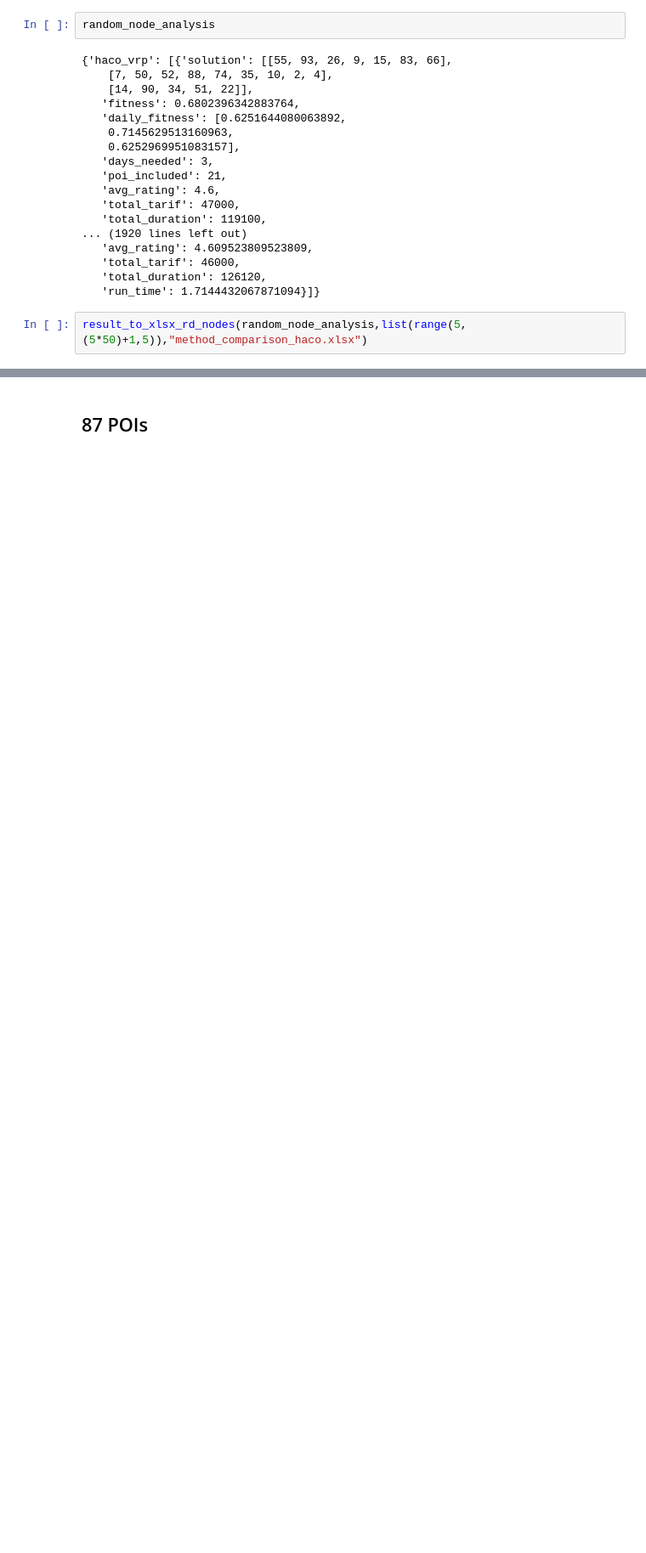
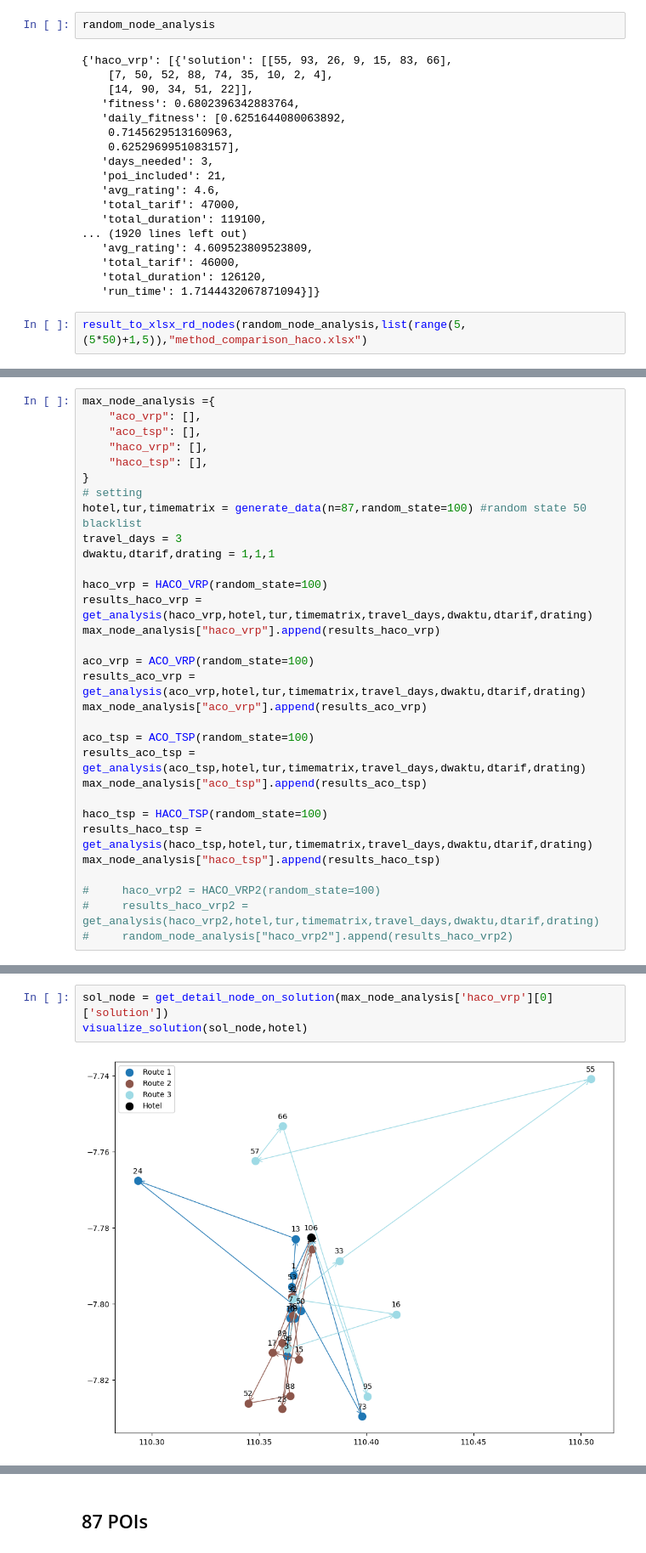
Before and after one commit to rahmatttt/travel-itinerary-recommendation, a Jupyter notebook: Results_analysis_3_haco.ipynb, the cells around one changed output, grey strips where cells are left out. Shown at 85% size. Saved outputs shown, nothing was run; the diff lists cells and outputs as text; blank space fills up the shorter version.

Commit message:
new update haco

```diff
--- a/Results_analysis_3_haco.ipynb
+++ b/Results_analysis_3_haco.ipynb
@@ -271,0 +274,31 @@ result_to_xlsx_rd_nodes(random_node_analysis,list(range(5,(5*50)+1,5)),"method_c
+# %%
+max_node_analysis ={
+    "aco_vrp": [],
+    "aco_tsp": [],
+    "haco_vrp": [],
+    "haco_tsp": [],
+}
+# setting
+hotel,tur,timematrix = generate_data(n=87,random_state=100) #random state 50 blacklist
+travel_days = 3
+dwaktu,dtarif,drating = 1,1,1
+
+haco_vrp = HACO_VRP(random_state=100)
+results_haco_vrp = get_analysis(haco_vrp,hotel,tur,timematrix,travel_days,dwaktu,dtarif,drating)
+max_node_analysis["haco_vrp"].append(results_haco_vrp)
+
+aco_vrp = ACO_VRP(random_state=100)
+results_aco_vrp = get_analysis(aco_vrp,hotel,tur,timematrix,travel_days,dwaktu,dtarif,drating)
+max_node_analysis["aco_vrp"].append(results_aco_vrp)
+
+aco_tsp = ACO_TSP(random_state=100)
+results_aco_tsp = get_analysis(aco_tsp,hotel,tur,timematrix,travel_days,dwaktu,dtarif,drating)
+max_node_analysis["aco_tsp"].append(results_aco_tsp)
+
+haco_tsp = HACO_TSP(random_state=100)
+results_haco_tsp = get_analysis(haco_tsp,hotel,tur,timematrix,travel_days,dwaktu,dtarif,drating)
+max_node_analysis["haco_tsp"].append(results_haco_tsp)
+
+#     haco_vrp2 = HACO_VRP2(random_state=100)
+#     results_haco_vrp2 = get_analysis(haco_vrp2,hotel,tur,timematrix,travel_days,dwaktu,dtarif,drating)
+#     random_node_analysis["haco_vrp2"].append(results_haco_vrp2)
@@ -271,0 +331,5 @@ result_to_xlsx_rd_nodes(random_node_analysis,list(range(5,(5*50)+1,5)),"method_c
+# %%
+sol_node = get_detail_node_on_solution(max_node_analysis['haco_vrp'][0]['solution'])
+visualize_solution(sol_node,hotel)
+# %% [output]
+[figure, added]
```
Also changed, not shown: parts of 5 cells of this notebook.
